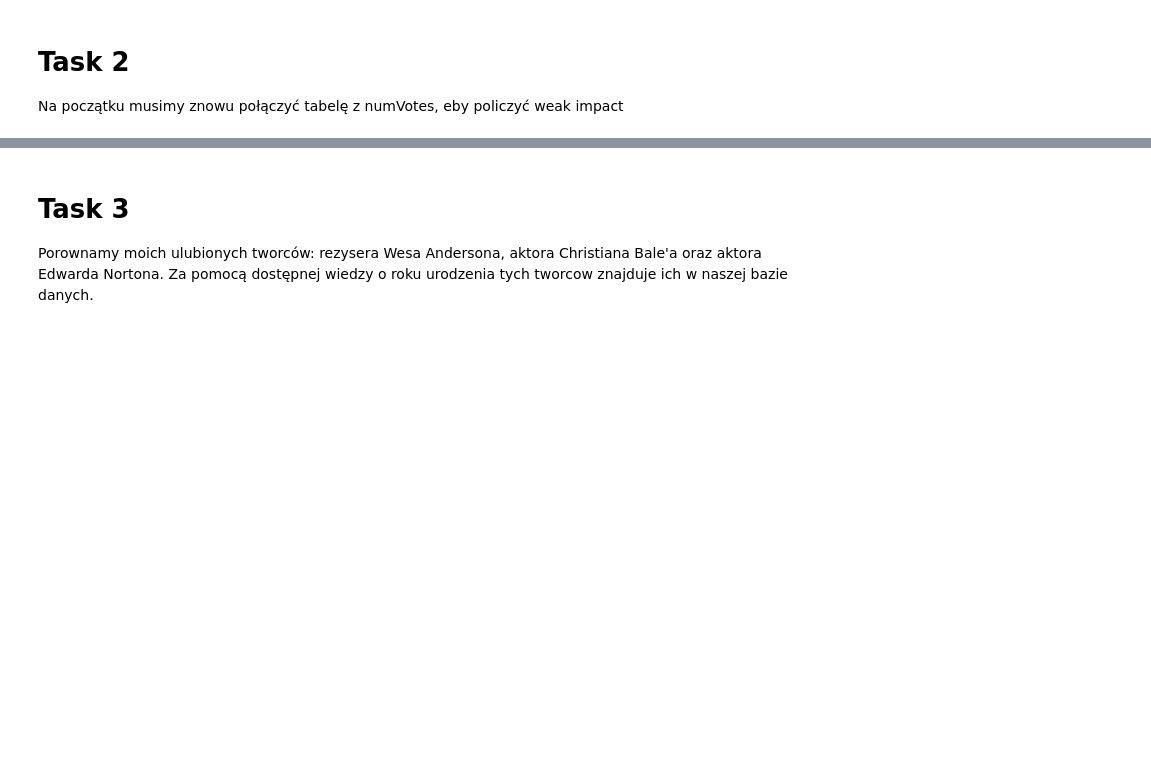
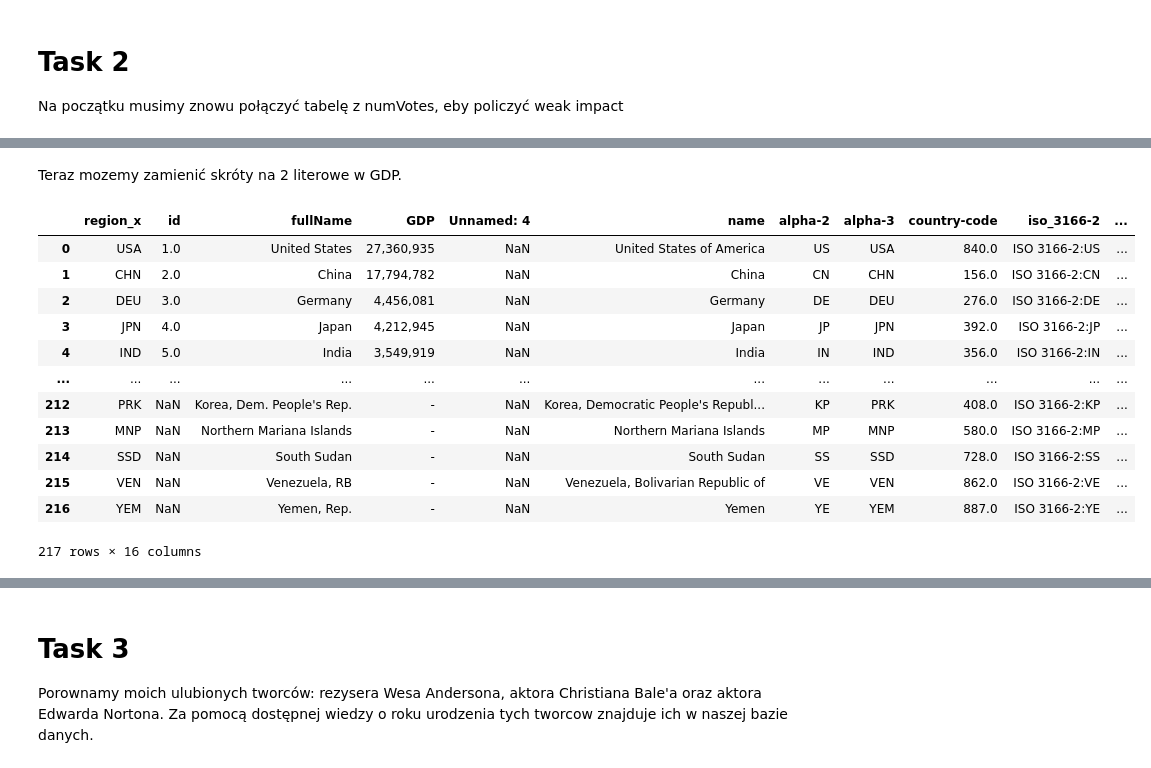
Before and after one commit to marsocha/NYPD_Marcin_Socha, a Jupyter notebook: 25_08.ipynb, the cells around one changed output, grey strips where cells are left out. Cells and saved outputs as stored; diff of their text form; code cells hidden in the pictures; blank space fills up the shorter version.

```diff
--- a/25_08.ipynb
+++ b/25_08.ipynb
@@ -381,0 +406,3 @@ UnboundLocalError: cannot access local variable 'region_harmonic_means_df' where
+# %%
+GDP = pd.read_csv('GDP.csv')
+GDP.head(5)
@@ -381,0 +418,3 @@ UnboundLocalError: cannot access local variable 'region_harmonic_means_df' where
+# %%
+abb = pd.read_csv('all.csv')
+abb.head(5)
@@ -381,0 +428,19 @@ UnboundLocalError: cannot access local variable 'region_harmonic_means_df' where
+# %% [markdown]
+Teraz mozemy zamienić skróty na 2 literowe w GDP.
+# %%
+GDP = GDP.merge(abb, left_on='region', right_on='alpha-3', how='left')
+GDP
+# %% [output]
+|  | region_x | id | fullName | GDP | Unnamed: 4 | name | alpha-2 | alpha-3 | country-code | iso_3166-2 | ... |
+| 0 | USA | 1.0 | United States | 27,360,935 | NaN | United States of America | US | USA | 840.0 | ISO 3166-2:US | ... |
+| 1 | CHN | 2.0 | China | 17,794,782 | NaN | China | CN | CHN | 156.0 | ISO 3166-2:CN | ... |
+| 2 | DEU | 3.0 | Germany | 4,456,081 | NaN | Germany | DE | DEU | 276.0 | ISO 3166-2:DE | ... |
+| 3 | JPN | 4.0 | Japan | 4,212,945 | NaN | Japan | JP | JPN | 392.0 | ISO 3166-2:JP | ... |
+| 4 | IND | 5.0 | India | 3,549,919 | NaN | India | IN | IND | 356.0 | ISO 3166-2:IN | ... |
+| ... | ... | ... | ... | ... | ... | ... | ... | ... | ... | ... | ... |
+| 212 | PRK | NaN | Korea, Dem. People's Rep. | - | NaN | Korea, Democratic People's Republ... | KP | PRK | 408.0 | ISO 3166-2:KP | ... |
+| 213 | MNP | NaN | Northern Mariana Islands | - | NaN | Northern Mariana Islands | MP | MNP | 580.0 | ISO 3166-2:MP | ... |
+| 214 | SSD | NaN | South Sudan | - | NaN | South Sudan | SS | SSD | 728.0 | ISO 3166-2:SS | ... |
+| 215 | VEN | NaN | Venezuela, RB | - | NaN | Venezuela, Bolivarian Republic of | VE | VEN | 862.0 | ISO 3166-2:VE | ... |
+| 216 | YEM | NaN | Yemen, Rep. | - | NaN | Yemen | YE | YEM | 887.0 | ISO 3166-2:YE | ... |
+217 rows × 16 columns
```
Also changed, not shown: parts of 19 cells of this notebook.
